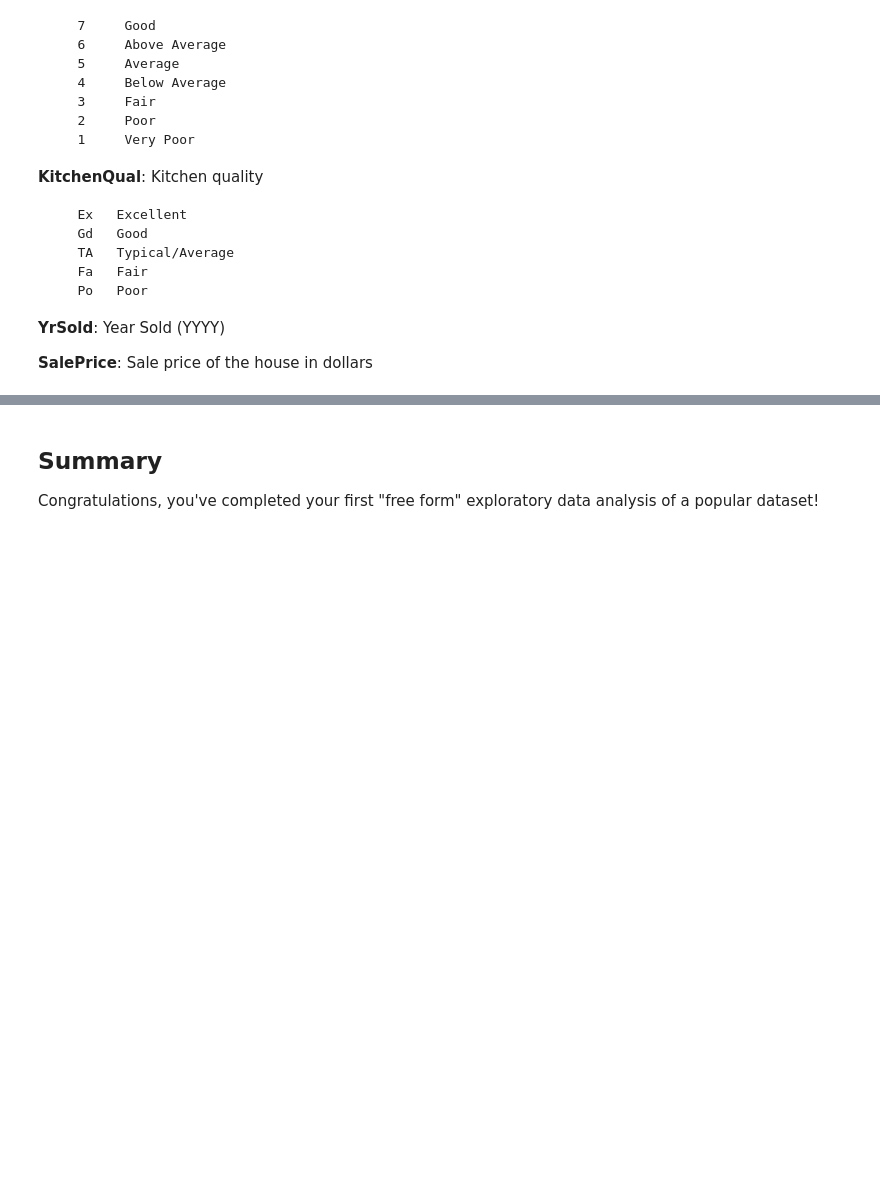
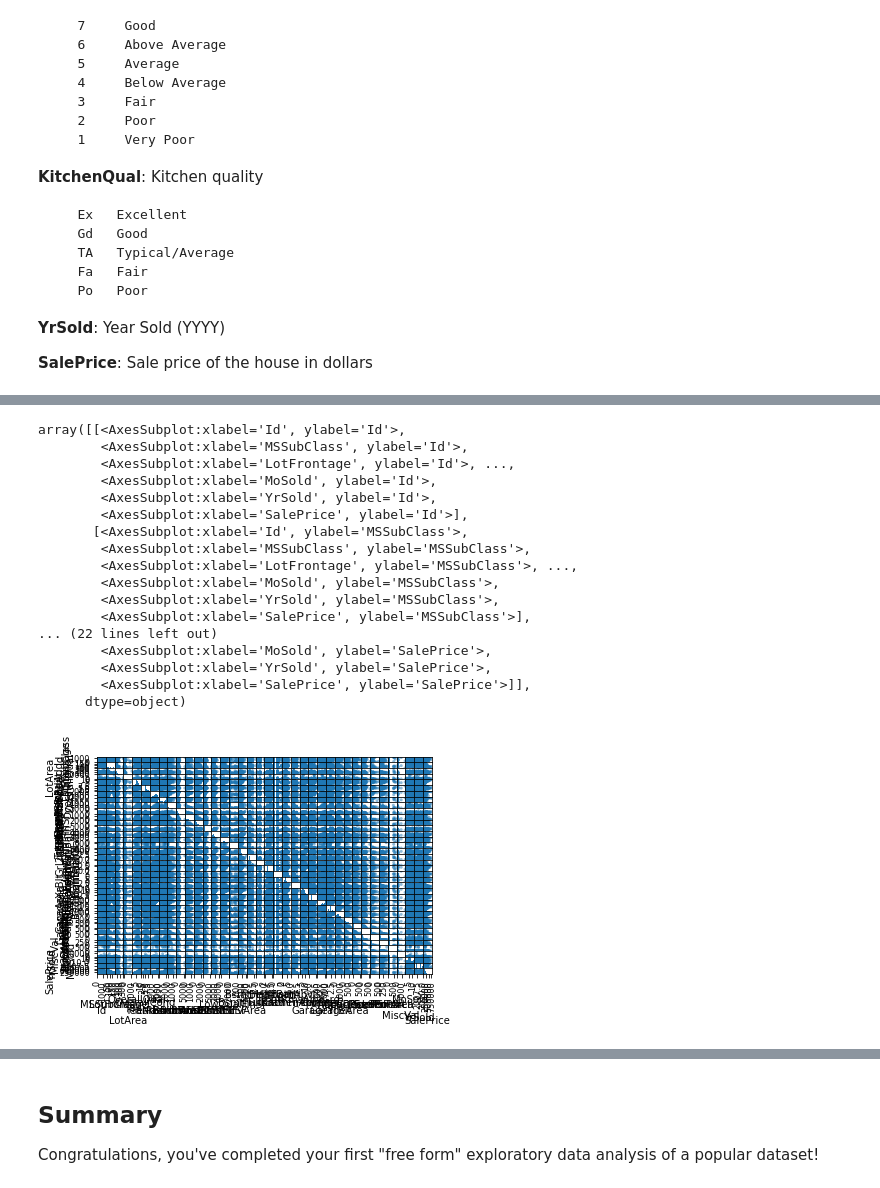
Before and after one commit to tamjid-ahsan/dsc-project-eda-with-pandas, a Jupyter notebook: index.ipynb, the cells around one changed output, grey strips where cells are left out. Cells and saved outputs as stored; diff of their text form; code cells hidden in the pictures; blank space fills up the shorter version.

```diff
--- a/index.ipynb
+++ b/index.ipynb
@@ -65,2 +68,3 @@ A preview of some of the columns:
 # %%
 # Loading the data
+df = pd.read_csv('ames_train.csv')
@@ -70,4 +121,24 @@ df.info()
 # %%
 # Investigating Distributions using scatter_matrix
+pd.plotting.scatter_matrix(df)
+# %% [output]
+array([[<AxesSubplot:xlabel='Id', ylabel='Id'>,
+        <AxesSubplot:xlabel='MSSubClass', ylabel='Id'>,
+        <AxesSubplot:xlabel='LotFrontage', ylabel='Id'>, ...,
+        <AxesSubplot:xlabel='MoSold', ylabel='Id'>,
+        <AxesSubplot:xlabel='YrSold', ylabel='Id'>,
+        <AxesSubplot:xlabel='SalePrice', ylabel='Id'>],
+       [<AxesSubplot:xlabel='Id', ylabel='MSSubClass'>,
+        <AxesSubplot:xlabel='MSSubClass', ylabel='MSSubClass'>,
+        <AxesSubplot:xlabel='LotFrontage', ylabel='MSSubClass'>, ...,
+        <AxesSubplot:xlabel='MoSold', ylabel='MSSubClass'>,
+        <AxesSubplot:xlabel='YrSold', ylabel='MSSubClass'>,
+        <AxesSubplot:xlabel='SalePrice', ylabel='MSSubClass'>],
+... (22 lines left out)
+        <AxesSubplot:xlabel='MoSold', ylabel='SalePrice'>,
+        <AxesSubplot:xlabel='YrSold', ylabel='SalePrice'>,
+        <AxesSubplot:xlabel='SalePrice', ylabel='SalePrice'>]],
+      dtype=object)
+[figure, added]
 # %%
 # Create a plot that shows the SalesPrice Distribution
```
Also changed, not shown: parts of 11 cells of this notebook.
